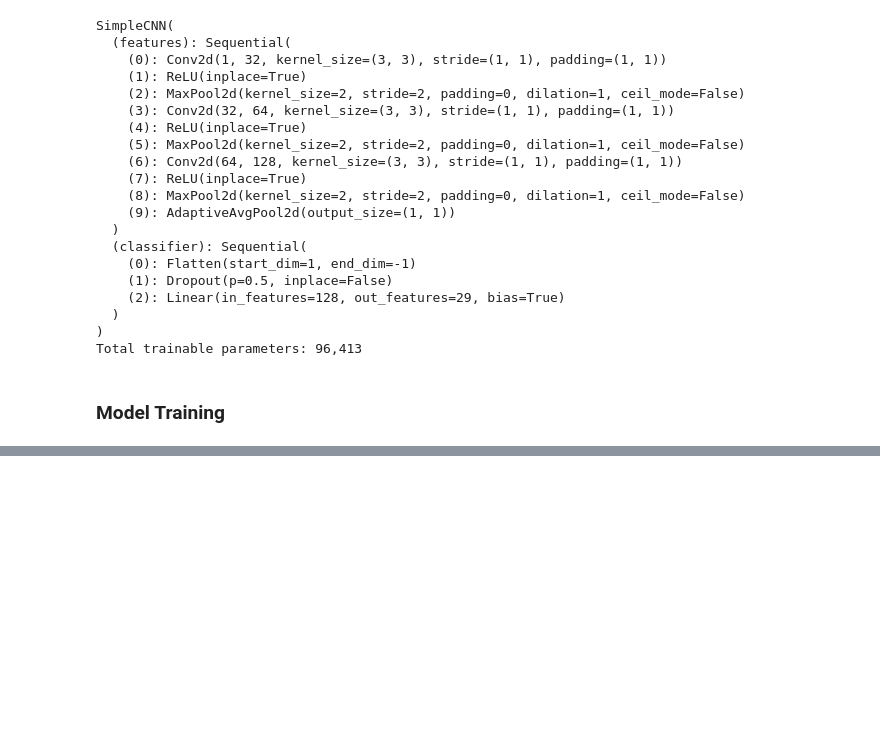
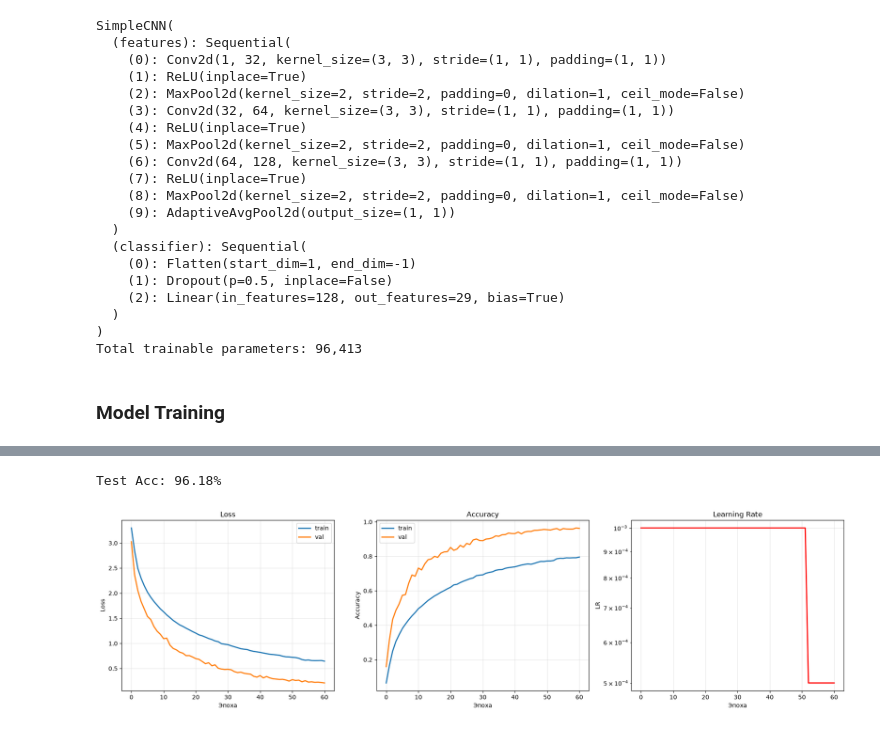
Before and after one commit to RuslanVdovinn/asl-classifier, a Jupyter notebook: notebooks/asl_classifier_cnn.ipynb, the cells around one changed output, grey strips where cells are left out. Saved outputs shown, nothing was run; the diff lists cells and outputs as text; code cells hidden in the pictures; blank space fills up the shorter version.

Commit message:
train simple cnn

```diff
--- a/notebooks/asl_classifier_cnn.ipynb
+++ b/notebooks/asl_classifier_cnn.ipynb
@@ -373,9 +393,11 @@ Total trainable parameters: 96,413
 # %%
 # Optimize the model
 criterion = nn.CrossEntropyLoss()
-optimizer = optim.Adam(model.parameters(), lr = LR, weight_decay=1e-4)
+optimizer = optim.Adam(model.parameters(), lr=LR, weight_decay=1e-4)
 
 # LR Scheduler
-scheduler = optim.lr_scheduler.ReduceLROnPlateau(optimizer, factor=0.5, patience=2, mode="min")
+scheduler = optim.lr_scheduler.ReduceLROnPlateau(
+    optimizer, factor=0.5, patience=2, mode="min", min_lr=1e-6
+)
 # %% [markdown]
 ### Model Training
@@ -460,0 +406,13 @@ KeyboardInterrupt:
+# %%
+history = {
+    "train_loss": [],
+    "train_acc": [],
+    "val_loss": [],
+    "val_acc": [],
+    "lr": [],
+}
+
+best_val_acc = 0.0
+best_epoch = 0
+patience_counter = 0
+EARLY_STOPPING_PATIENCE = 7
@@ -460,0 +568,53 @@ KeyboardInterrupt:
+# %%
+model.eval()
+
+correct = 0
+total = 0
+with torch.no_grad():
+    for images, labels in test_dataloader:
+        images = images.to(device)
+        labels = labels.to(device)
+        outputs = model(images)
+        _, preds = torch.max(outputs, 1)
+        correct += (preds == labels).sum().item()
+        total += labels.size(0)
+
+print(f"Test Acc: {100 * correct / total:.2f}%")
+# %% [output]
+Test Acc: 96.18%
+# %%
+# import matplotlib.pyplot as plt
+
+fig, axes = plt.subplots(1, 3, figsize=(18, 5))
+
+# Loss
+axes[0].plot(history["train_loss"], label="train", linewidth=2)
+axes[0].plot(history["val_loss"], label="val", linewidth=2)
+axes[0].set_xlabel("Эпоха")
+axes[0].set_ylabel("Loss")
+axes[0].set_title("Loss")
+axes[0].legend()
+axes[0].grid(True, alpha=0.3)
+
+# Accuracy
+axes[1].plot(history["train_acc"], label="train", linewidth=2)
+axes[1].plot(history["val_acc"], label="val", linewidth=2)
+axes[1].set_xlabel("Эпоха")
+axes[1].set_ylabel("Accuracy")
+axes[1].set_title("Accuracy")
+axes[1].legend()
+axes[1].grid(True, alpha=0.3)
+
+# Learning Rate
+axes[2].plot(history["lr"], color="red", linewidth=2)
+axes[2].set_xlabel("Эпоха")
+axes[2].set_ylabel("LR")
+axes[2].set_title("Learning Rate")
+axes[2].set_yscale("log")
+axes[2].grid(True, alpha=0.3)
+
+plt.tight_layout()
+plt.savefig("../reports/figures/simple_cnn_training.png", dpi=150)
+plt.show()
+# %% [output]
+[figure, added]
```
Also changed, not shown: parts of 10 cells of this notebook, 4 other files.
